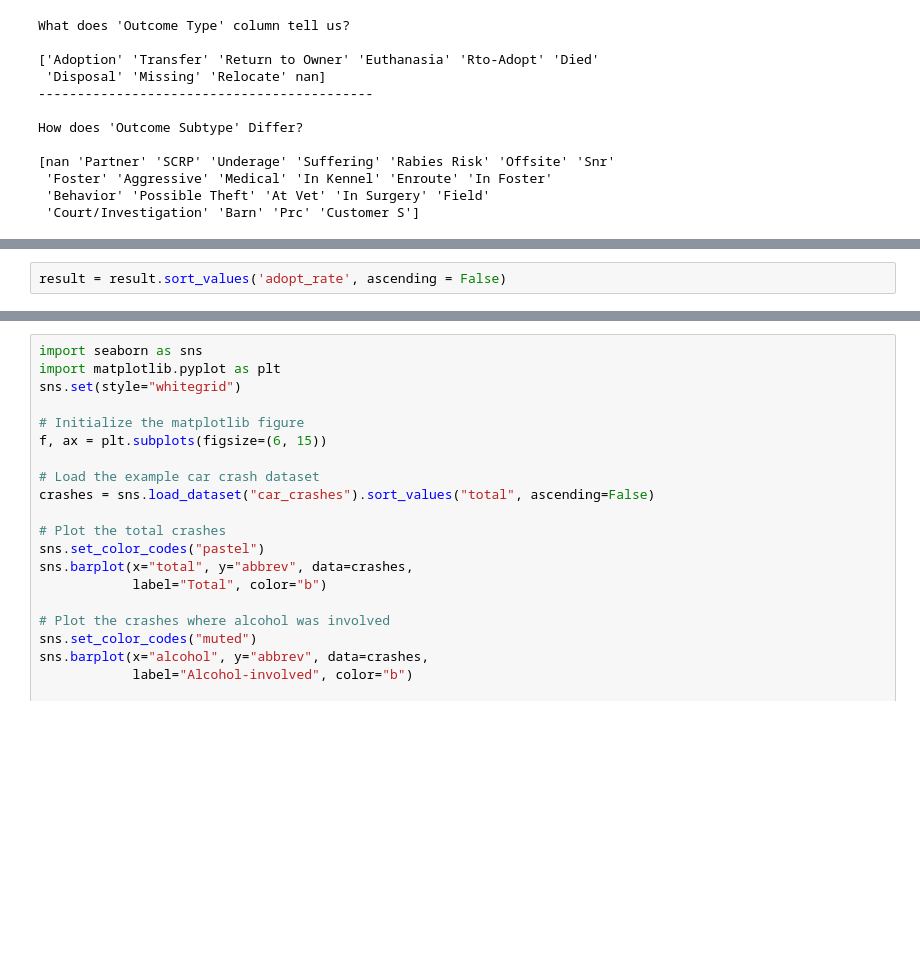
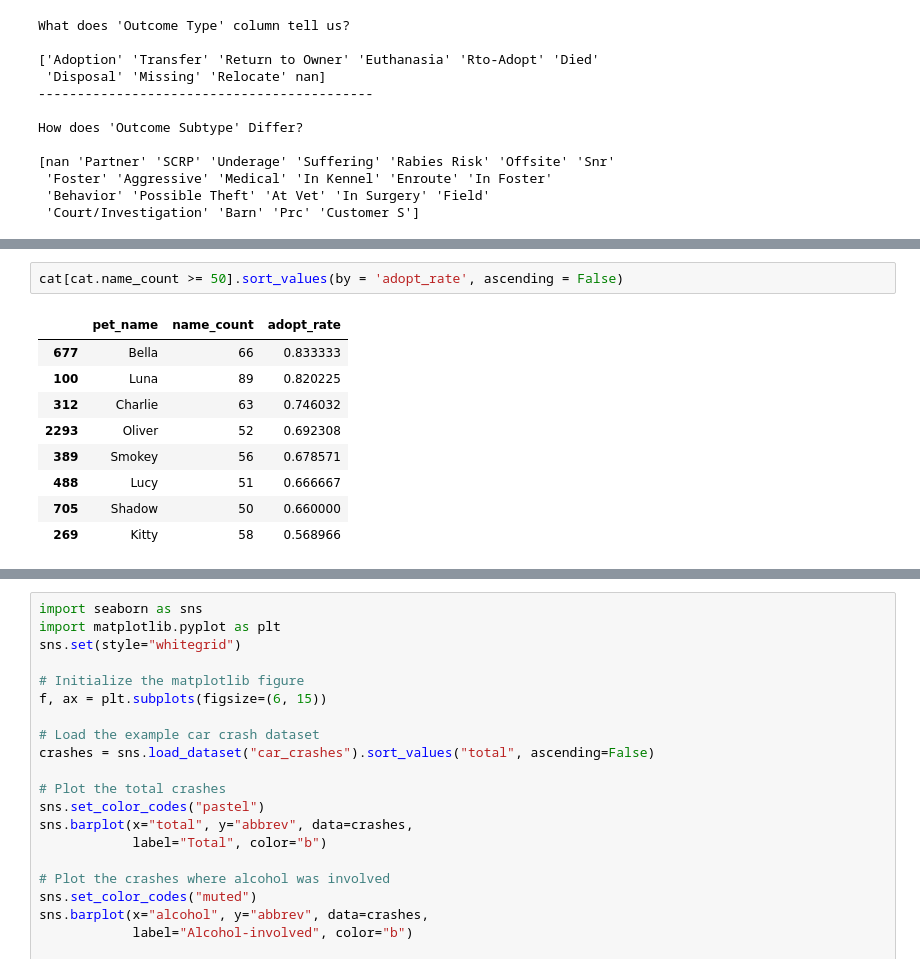
Before and after one commit to Jacqueline-A-Shay/Animal_Shelter, a Jupyter notebook: u.ipynb, the cells around one changed output, grey strips where cells are left out. Drawn from its saved outputs; the diff is of its cells as text; blank space fills up the shorter version.

```diff
--- a/u.ipynb
+++ b/u.ipynb
@@ -104,2 +193,12 @@ result = name_adopt_relationship()
 # %%
-result = result.sort_values('adopt_rate', ascending = False)
+cat[cat.name_count >= 50].sort_values(by = 'adopt_rate', ascending = False)
+# %% [output]
+|  | pet_name | name_count | adopt_rate |
+| 677 | Bella | 66 | 0.833333 |
+| 100 | Luna | 89 | 0.820225 |
+| 312 | Charlie | 63 | 0.746032 |
+| 2293 | Oliver | 52 | 0.692308 |
+| 389 | Smokey | 56 | 0.678571 |
+| 488 | Lucy | 51 | 0.666667 |
+| 705 | Shadow | 50 | 0.660000 |
+| 269 | Kitty | 58 | 0.568966 |
```
Also changed, not shown: parts of 19 cells of this notebook, 1 other file.
